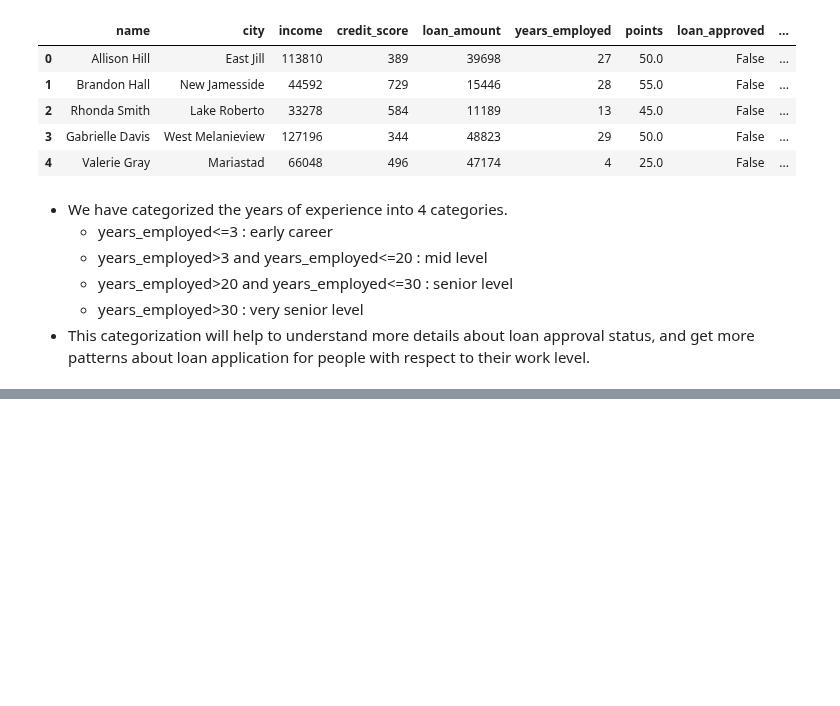
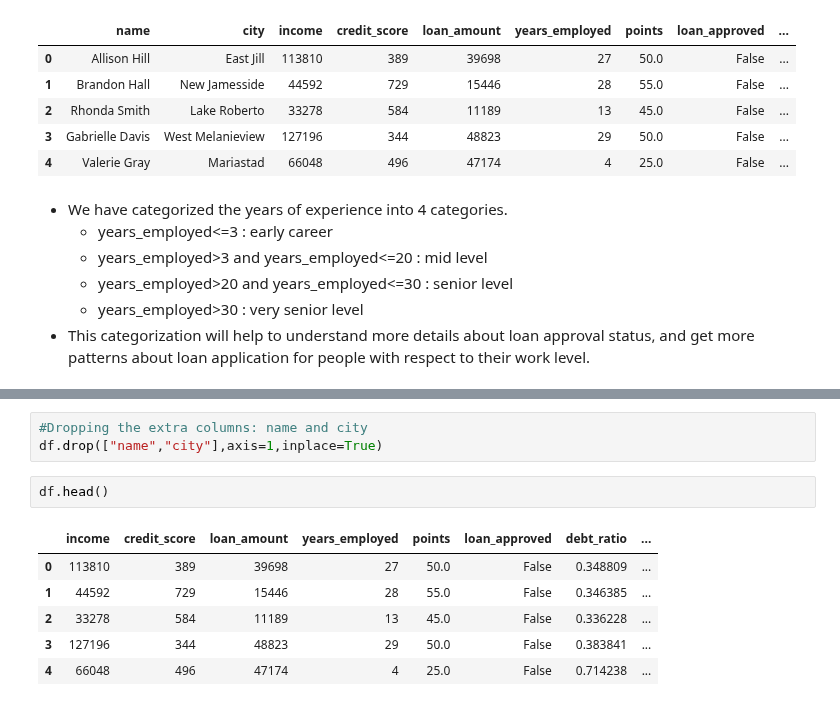
Before and after one commit to taruchit/OpenSourceProjects, a Jupyter notebook: data-storytelling-analyzing-loan-approval.ipynb, the cells around one changed output, grey strips where cells are left out. Cells and saved outputs as stored; diff of their text form; blank space fills up the shorter version.

Commit message:
Kaggle Notebook | Data storytelling - Analyzing loan approval | Version 28

```diff
--- a/data-storytelling-analyzing-loan-approval.ipynb
+++ b/data-storytelling-analyzing-loan-approval.ipynb
@@ -449,0 +459,12 @@ df.head()
+# %%
+#Dropping the extra columns: name and city
+df.drop(["name","city"],axis=1,inplace=True)
+# %%
+df.head()
+# %% [output]
+|  | income | credit_score | loan_amount | years_employed | points | loan_approved | debt_ratio | ... |
+| 0 | 113810 | 389 | 39698 | 27 | 50.0 | False | 0.348809 | ... |
+| 1 | 44592 | 729 | 15446 | 28 | 55.0 | False | 0.346385 | ... |
+| 2 | 33278 | 584 | 11189 | 13 | 45.0 | False | 0.336228 | ... |
+| 3 | 127196 | 344 | 48823 | 29 | 50.0 | False | 0.383841 | ... |
+| 4 | 66048 | 496 | 47174 | 4 | 25.0 | False | 0.714238 | ... |
```
Also changed, not shown: parts of 1 cell of this notebook.
